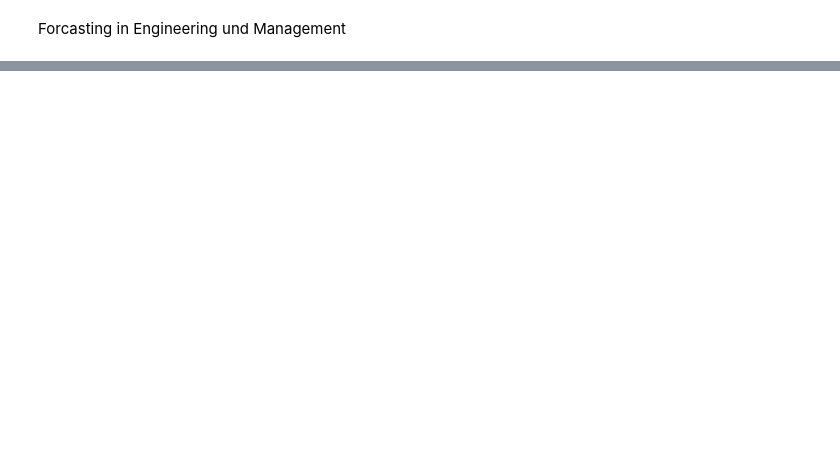
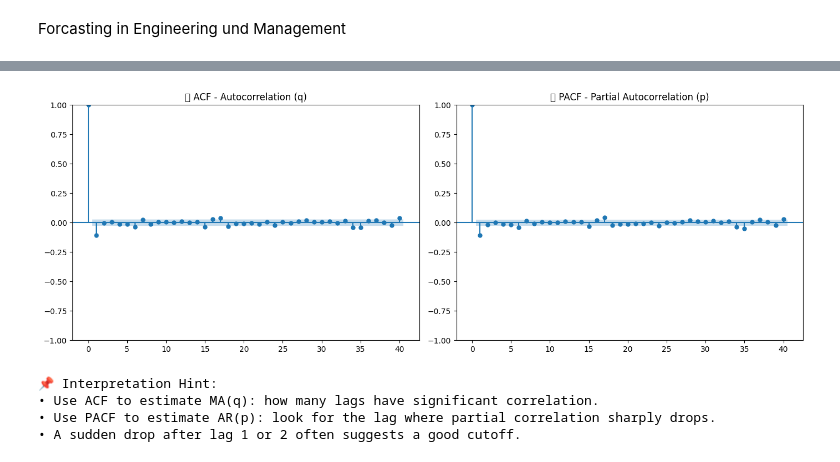
Before and after one commit to rhkraptor/FoEM, a Jupyter notebook: FoEM_Projekt.ipynb, the cells around one changed output, grey strips where cells are left out. Drawn from its saved outputs; the diff is of its cells as text; code cells hidden in the pictures; blank space fills up the shorter version.

```diff
--- a/FoEM_Projekt.ipynb
+++ b/FoEM_Projekt.ipynb
@@ -783,0 +325,28 @@ ValueError: Length of values (30) does not match length of index (261)
+# %%
+# ----------------------------------------
+# Step 6: ACF & PACF (for ARIMA Tuning)
+# ----------------------------------------
+
+# Plot ACF and PACF using stationarized training series
+fig, axes = plt.subplots(1, 2, figsize=(14, 5))
+
+plot_acf(ts_stationary_train.dropna(), ax=axes[0], lags=40)
+axes[0].set_title("📉 ACF - Autocorrelation (q)")
+
+plot_pacf(ts_stationary_train.dropna(), ax=axes[1], lags=40, method='ywm')
+axes[1].set_title("📈 PACF - Partial Autocorrelation (p)")
+
+plt.tight_layout()
+plt.show()
+
+# 🔍 Interpretation Hint:
+print("\n📌 Interpretation Hint:")
+print("• Use ACF to estimate MA(q): how many lags have significant correlation.")
+print("• Use PACF to estimate AR(p): look for the lag where partial correlation sharply drops.")
+print("• A sudden drop after lag 1 or 2 often suggests a good cutoff.")
+# %% [output]
+[figure, added]
+📌 Interpretation Hint:
+• Use ACF to estimate MA(q): how many lags have significant correlation.
+• Use PACF to estimate AR(p): look for the lag where partial correlation sharply drops.
+• A sudden drop after lag 1 or 2 often suggests a good cutoff.
```
Also changed, not shown: parts of 47 cells of this notebook.
